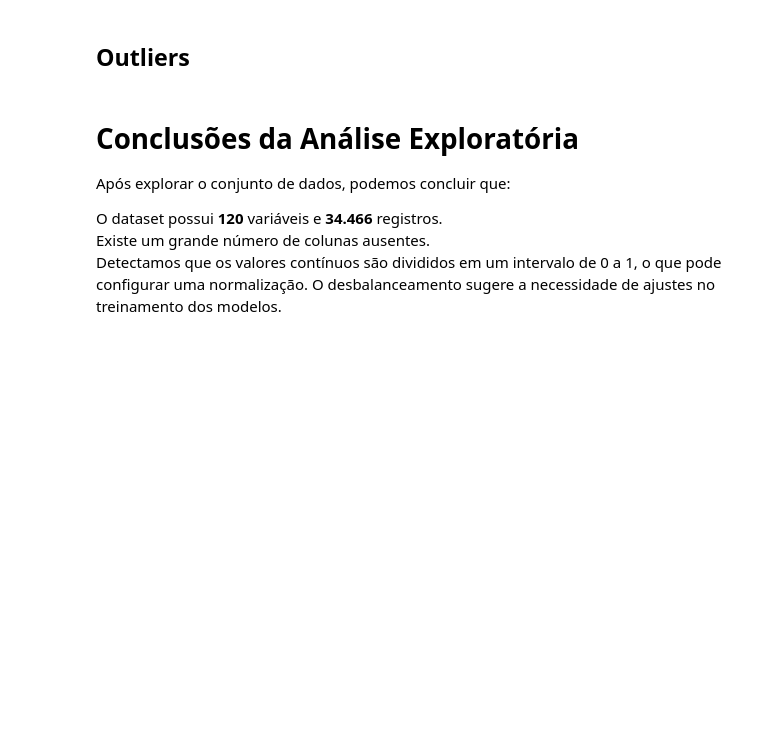
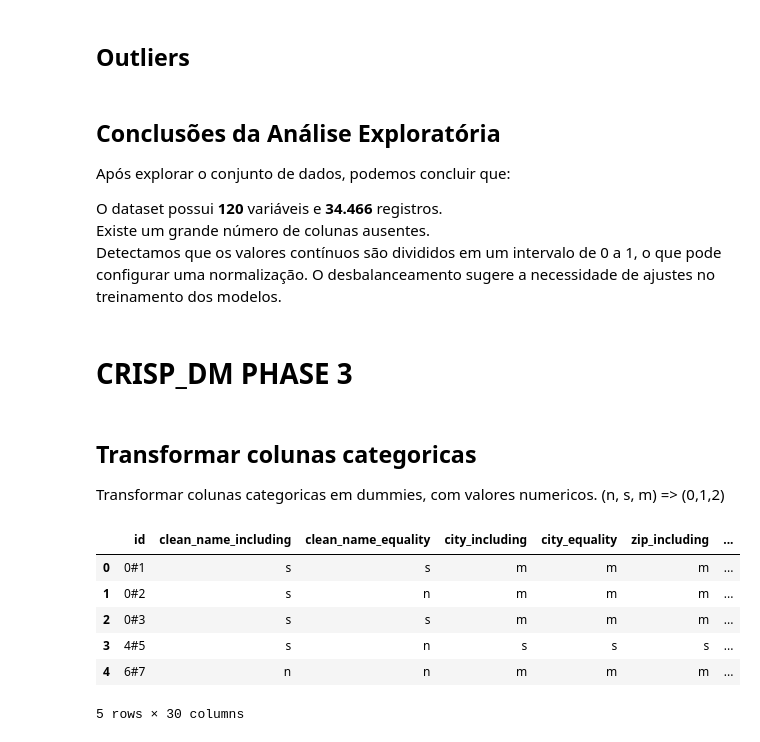
Before and after one commit to ianzin30/IF1014-Mining, a Jupyter notebook: exploratory.ipynb, the cells around one changed output. Cells and saved outputs as stored; diff of their text form; code cells hidden in the pictures; blank space fills up the shorter version.

```diff
--- a/exploratory.ipynb
+++ b/exploratory.ipynb
@@ -420,7 +470,7 @@ plt.show()
 # %% [markdown]
 ## Outliers
 # %% [markdown]
-# Conclusões da Análise Exploratória
+## Conclusões da Análise Exploratória
 
 Após explorar o conjunto de dados, podemos concluir que:
 
@@ -428,3 +478,20 @@ O dataset possui **120** variáveis e **34.466** registros.
 Existe um grande número de colunas ausentes.
 Detectamos que os valores contínuos são divididos em um intervalo de 0 a 1, o que pode configurar uma normalização.
 O desbalanceamento sugere a necessidade de ajustes no treinamento dos modelos.
+# %% [markdown]
+# CRISP_DM PHASE 3
+# %% [markdown]
+## Transformar colunas categoricas
+Transformar colunas categoricas em dummies, com valores numericos. (n, s, m) => (0,1,2)
+# %%
+cat_col = nomao_df.select_dtypes(include=['category']).columns
+for col in cat_col:
+    nomao_df[col].replace({'s': 0, 'n': 1, 'm': 2})
+# %% [output]
+|  | id | clean_name_including | clean_name_equality | city_including | city_equality | zip_including | ... |
+| 0 | 0#1 | s | s | m | m | m | ... |
+| 1 | 0#2 | s | n | m | m | m | ... |
+| 2 | 0#3 | s | s | m | m | m | ... |
+| 3 | 4#5 | s | n | s | s | s | ... |
+| 4 | 6#7 | n | n | m | m | m | ... |
+5 rows × 30 columns
```
Also changed, not shown: parts of 20 cells of this notebook.
